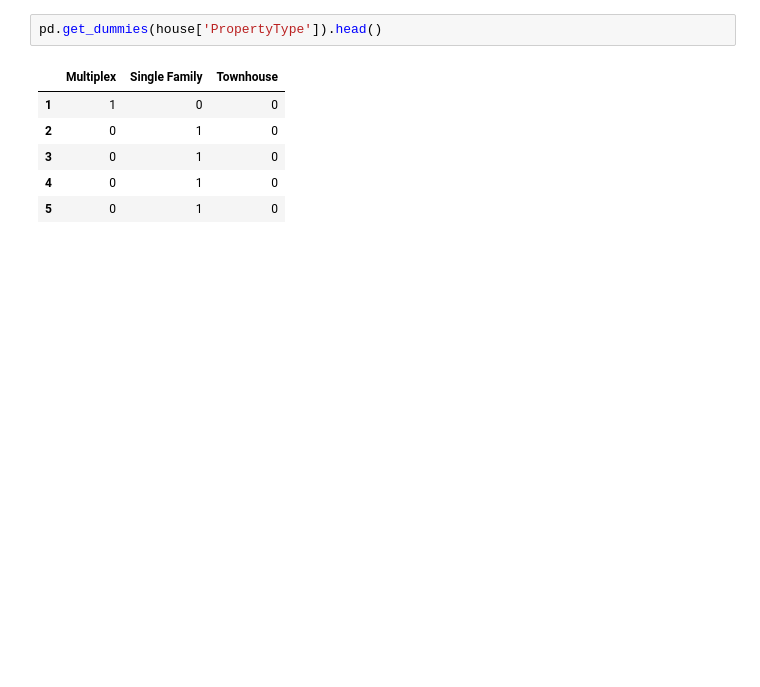
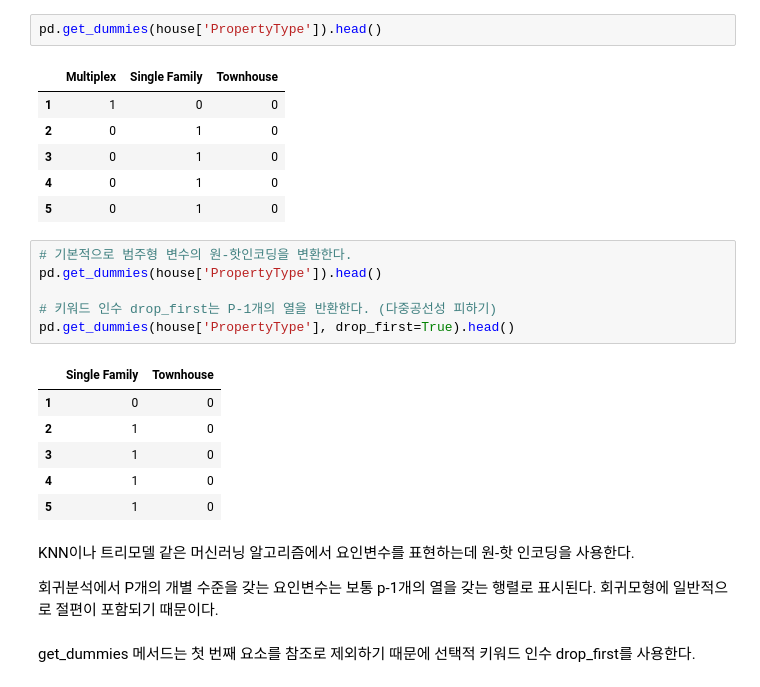
Before and after one commit to keemyo/Practical_Statistics, a Jupyter notebook: 04. 회귀와 예측.ipynb, the cells around one changed output. Saved outputs shown, nothing was run; the diff lists cells and outputs as text; blank space fills up the shorter version.

```diff
--- a/04. 회귀와 예측.ipynb
+++ b/04. 회귀와 예측.ipynb
@@ -491,3 +491,22 @@ pd.get_dummies(house['PropertyType']).head()
 | 3 | 0 | 1 | 0 |
 | 4 | 0 | 1 | 0 |
 | 5 | 0 | 1 | 0 |
+# %%
+# 기본적으로 범주형 변수의 원-핫인코딩을 변환한다.
+pd.get_dummies(house['PropertyType']).head()
+
+# 키워드 인수 drop_first는 P-1개의 열을 반환한다. (다중공선성 피하기)
+pd.get_dummies(house['PropertyType'], drop_first=True).head()
+# %% [output]
+|  | Single Family | Townhouse |
+| 1 | 0 | 0 |
+| 2 | 1 | 0 |
+| 3 | 1 | 0 |
+| 4 | 1 | 0 |
+| 5 | 1 | 0 |
+# %% [markdown]
+KNN이나 트리모델 같은 머신러닝 알고리즘에서 요인변수를 표현하는데 원-핫 인코딩을 사용한다.
+
+회귀분석에서 P개의 개별 수준을 갖는 요인변수는 보통 p-1개의 열을 갖는 행렬로 표시된다. 회귀모형에 일반적으로 절편이 포함되기 때문이다.
+# %% [markdown]
+get_dummies 메서드는 첫 번째 요소를 참조로 제외하기 때문에 선택적 키워드 인수 drop_first를 사용한다.
```
Also changed, not shown: parts of 12 cells of this notebook.
